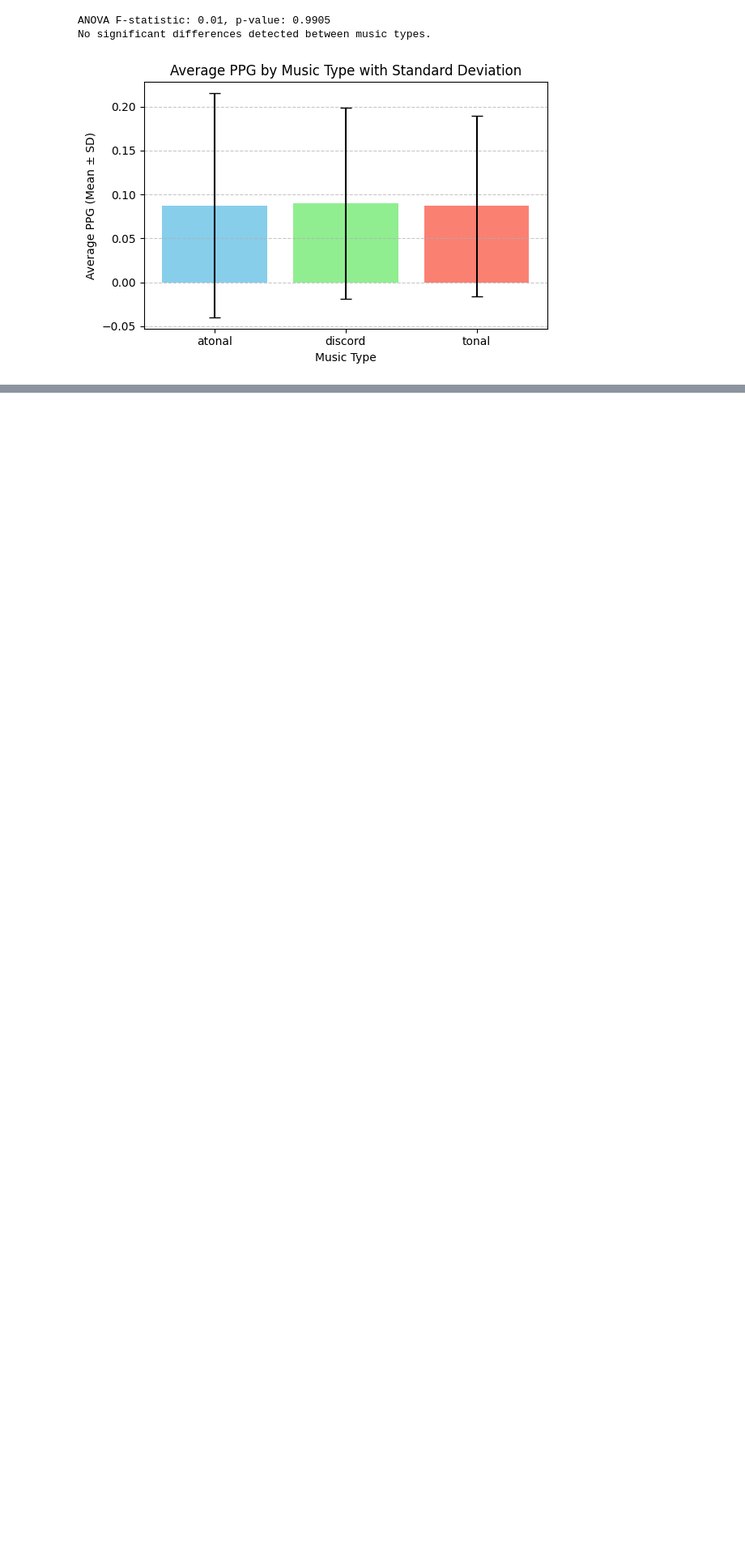
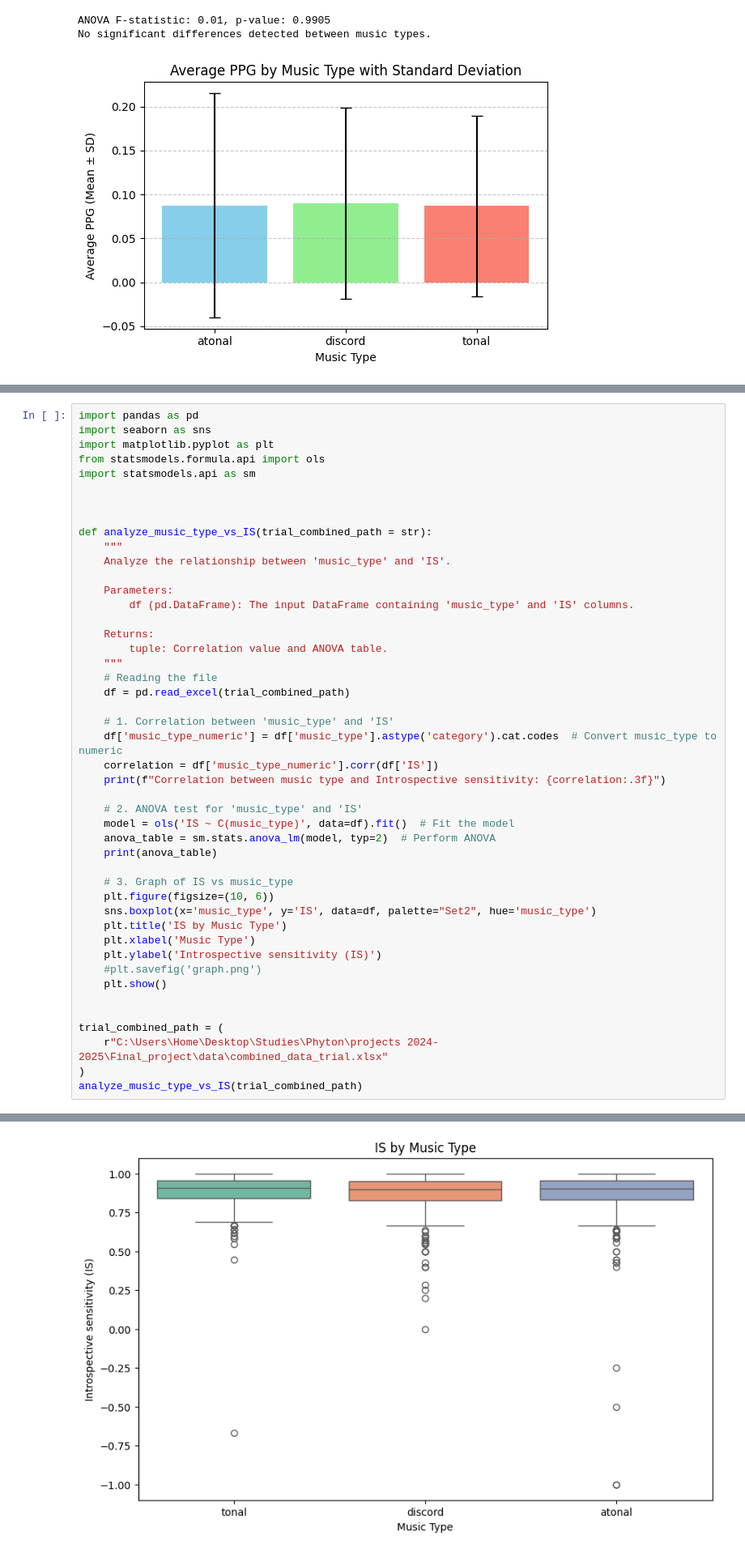
Before and after one commit to OistrakhAleksandra/FinalProject_TheInfluenceOfMusic, a Jupyter notebook: functions/check.ipynb, the cells around one changed output, grey strips where cells are left out. Shown at 81% size. Cells and saved outputs as stored; diff of their text form; blank space fills up the shorter version.

Commit message:
New data analyze functions added

```diff
--- a/functions/check.ipynb
+++ b/functions/check.ipynb
@@ -240,0 +128,47 @@ Result: No significant differences found between reaction times of different mus
+# %%
+import pandas as pd
+import seaborn as sns
+import matplotlib.pyplot as plt
+from statsmodels.formula.api import ols
+import statsmodels.api as sm
+
+
+
+def analyze_music_type_vs_IS(trial_combined_path = str):
+    """
+    Analyze the relationship between 'music_type' and 'IS'.
+
+    Parameters:
+        df (pd.DataFrame): The input DataFrame containing 'music_type' and 'IS' columns.
+
+    Returns:
+        tuple: Correlation value and ANOVA table.
+    """
+    # Reading the file
+    df = pd.read_excel(trial_combined_path)
+
+    # 1. Correlation between 'music_type' and 'IS'
+    df['music_type_numeric'] = df['music_type'].astype('category').cat.codes  # Convert music_type to numeric
+    correlation = df['music_type_numeric'].corr(df['IS'])
+    print(f"Correlation between music type and Introspective sensitivity: {correlation:.3f}")
+
+    # 2. ANOVA test for 'music_type' and 'IS'
+    model = ols('IS ~ C(music_type)', data=df).fit()  # Fit the model
+    anova_table = sm.stats.anova_lm(model, typ=2)  # Perform ANOVA
+    print(anova_table)
+
+    # 3. Graph of IS vs music_type
+    plt.figure(figsize=(10, 6))
+    sns.boxplot(x='music_type', y='IS', data=df, palette="Set2", hue='music_type')
+    plt.title('IS by Music Type')
+    plt.xlabel('Music Type')
+    plt.ylabel('Introspective sensitivity (IS)')
+    #plt.savefig('graph.png')
+    plt.show()
+
+
+trial_combined_path = (
+    r"C:\Users\Home\Desktop\Studies\Phyton\projects 2024-2025\Final_project\data\combined_data_trial.xlsx"
+)
+analyze_music_type_vs_IS(trial_combined_path)
+# %% [output]
@@ -240,0 +179 @@ Result: No significant differences found between reaction times of different mus
+[figure, added]
```
Also changed, not shown: parts of 3 cells of this notebook, 5 other files.
